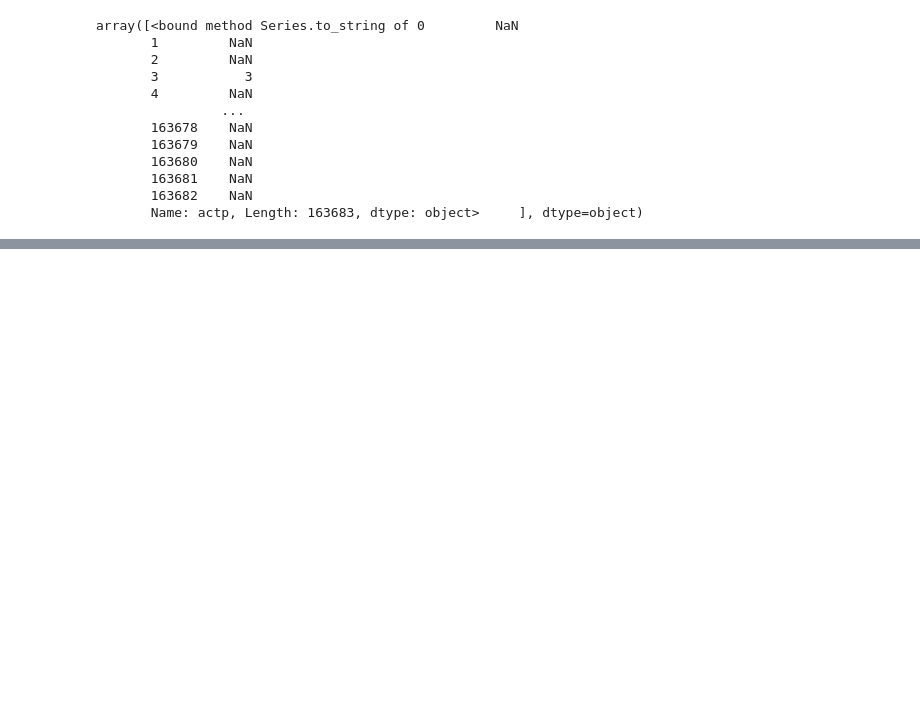
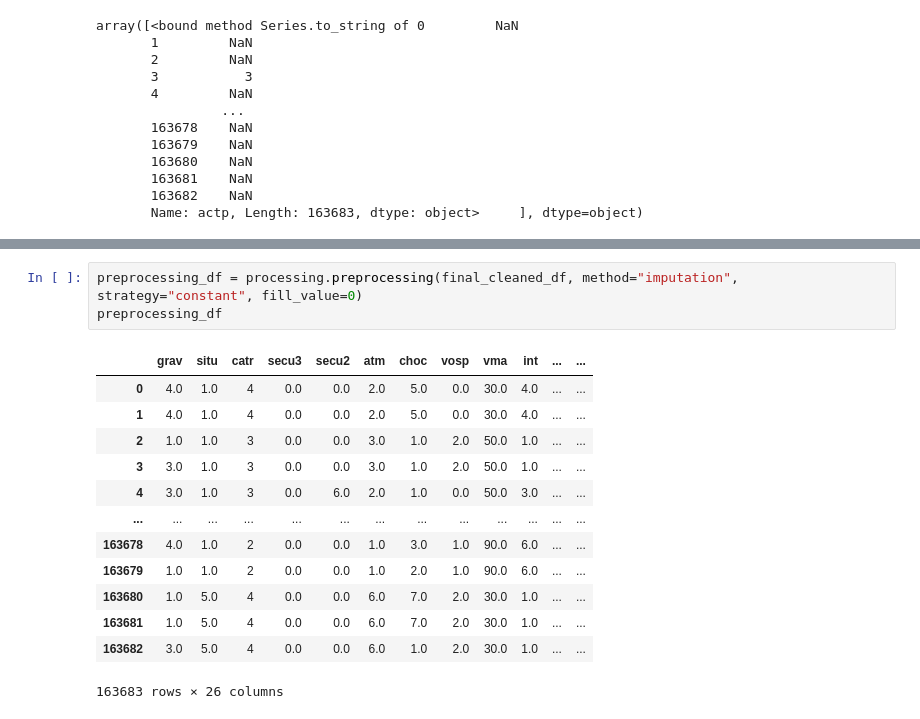
Before and after one commit to goamegah/hackaton-accr, a Jupyter notebook: accr/notebook/exploration.ipynb, the cells around one changed output, grey strips where cells are left out. Drawn from its saved outputs; the diff is of its cells as text; blank space fills up the shorter version.

```diff
--- a/accr/notebook/exploration.ipynb
+++ b/accr/notebook/exploration.ipynb
@@ -154,0 +193,17 @@ col_to_delete = [
+# %%
+preprocessing_df = processing.preprocessing(final_cleaned_df, method="imputation", strategy="constant", fill_value=0)
+preprocessing_df
+# %% [output]
+|  | grav | situ | catr | secu3 | secu2 | atm | choc | vosp | vma | int | ... | ... |
+| 0 | 4.0 | 1.0 | 4 | 0.0 | 0.0 | 2.0 | 5.0 | 0.0 | 30.0 | 4.0 | ... | ... |
+| 1 | 4.0 | 1.0 | 4 | 0.0 | 0.0 | 2.0 | 5.0 | 0.0 | 30.0 | 4.0 | ... | ... |
+| 2 | 1.0 | 1.0 | 3 | 0.0 | 0.0 | 3.0 | 1.0 | 2.0 | 50.0 | 1.0 | ... | ... |
+| 3 | 3.0 | 1.0 | 3 | 0.0 | 0.0 | 3.0 | 1.0 | 2.0 | 50.0 | 1.0 | ... | ... |
+| 4 | 3.0 | 1.0 | 3 | 0.0 | 6.0 | 2.0 | 1.0 | 0.0 | 50.0 | 3.0 | ... | ... |
+| ... | ... | ... | ... | ... | ... | ... | ... | ... | ... | ... | ... | ... |
+| 163678 | 4.0 | 1.0 | 2 | 0.0 | 0.0 | 1.0 | 3.0 | 1.0 | 90.0 | 6.0 | ... | ... |
+| 163679 | 1.0 | 1.0 | 2 | 0.0 | 0.0 | 1.0 | 2.0 | 1.0 | 90.0 | 6.0 | ... | ... |
+| 163680 | 1.0 | 5.0 | 4 | 0.0 | 0.0 | 6.0 | 7.0 | 2.0 | 30.0 | 1.0 | ... | ... |
+| 163681 | 1.0 | 5.0 | 4 | 0.0 | 0.0 | 6.0 | 7.0 | 2.0 | 30.0 | 1.0 | ... | ... |
+| 163682 | 3.0 | 5.0 | 4 | 0.0 | 0.0 | 6.0 | 1.0 | 2.0 | 30.0 | 1.0 | ... | ... |
+163683 rows × 26 columns
```
Also changed, not shown: parts of 6 cells of this notebook, 2 other files.
